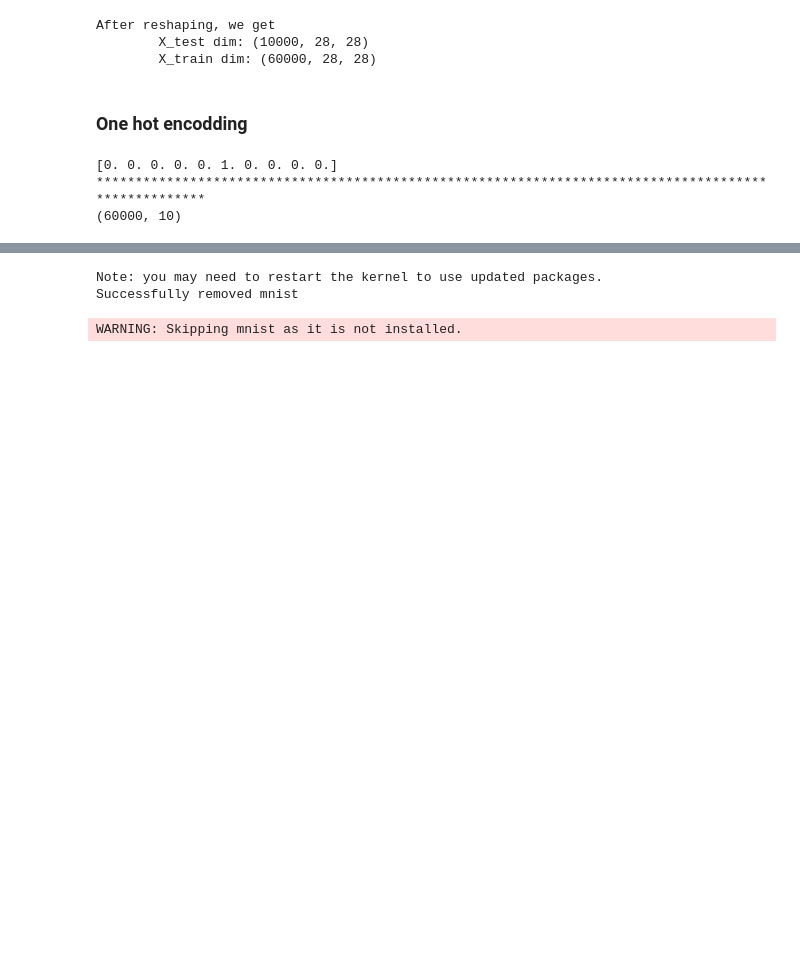
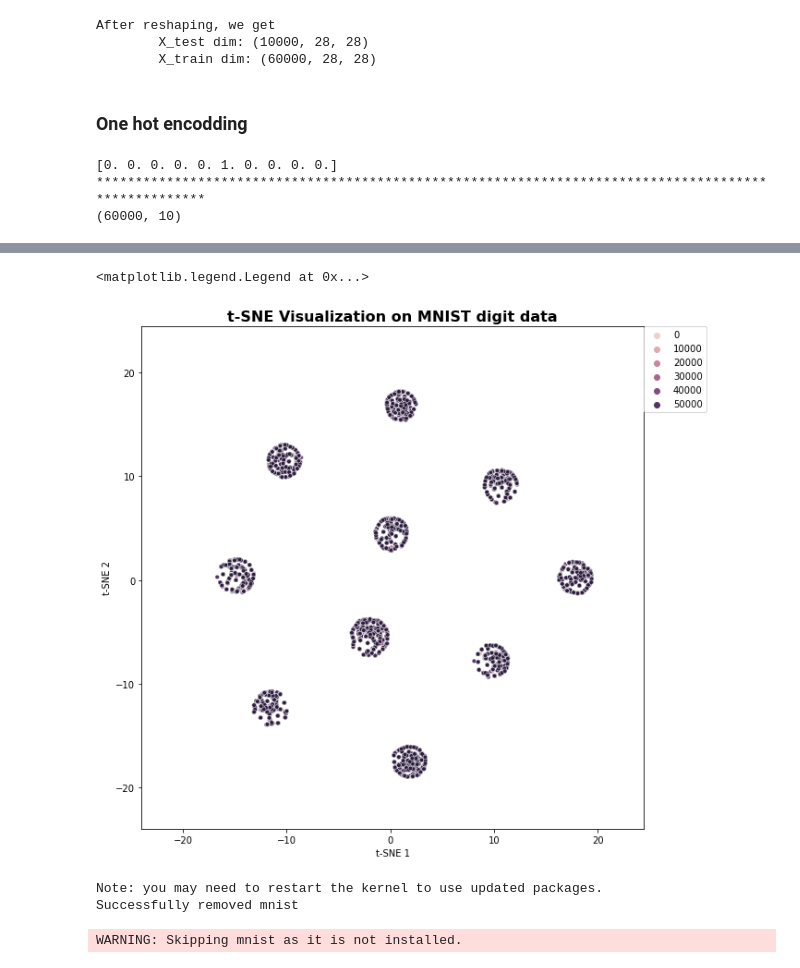
Before and after one commit to Ndaruga/Multiple-Machine-Learning-Projects, a Jupyter notebook: Dimintionality reduction on MNIST data/Mnist-digit.ipynb, the cells around one changed output, grey strips where cells are left out. Cells and saved outputs as stored; diff of their text form; code cells hidden in the pictures; blank space fills up the shorter version.

Commit message:
T-SNE visualization

```diff
--- a/Dimintionality reduction on MNIST data/Mnist-digit.ipynb
+++ b/Dimintionality reduction on MNIST data/Mnist-digit.ipynb
@@ -101,0 +125,5 @@ print(Ytrain.shape)
+# %%
+cols = np.arange(10)
+
+train_df = pd.DataFrame(Ytrain, columns = cols)
+train_df.head()
@@ -101,0 +141,4 @@ print(Ytrain.shape)
+# %%
+tsne = TSNE(n_components = 2, verbose=1, learning_rate=100)
+tsne_result = tsne.fit_transform(X=train_df)
+tsne_result.shape
@@ -102,3 +174,18 @@ print(Ytrain.shape)
+# %%
+# Plotting the tsne data
+
+tsne_df = pd.DataFrame({"t-SNE 1":tsne_result[:,0], "t-SNE 2":tsne_result[:,1], "label": [i for i in range(train_df.shape[0])]})
+fig, ax = plt.subplots(1, figsize=(15,10))
+sns.scatterplot(x = 't-SNE 1', y= 't-SNE 2', hue = 'label', data = tsne_df, ax = ax, s=20)
+lim = (tsne_result.min()-5, tsne_result.max()+5)
+ax.set_xlim(lim)
+ax.set_ylim(lim)
+ax.set_aspect('equal')
+ax.set_title('t-SNE Visualization on MNIST digit data', fontsize = 16, weight = 'bold')
+ax.legend(bbox_to_anchor = (1,1), loc =2, borderaxespad = 0.0)
+# %% [output]
+<matplotlib.legend.Legend at 0x...>
+[figure, added]
 # %%
 # Since we will no longer need Mnist data, we can uninstall the package
 %pip uninstall mnist
```
Also changed, not shown: parts of 10 cells of this notebook.
